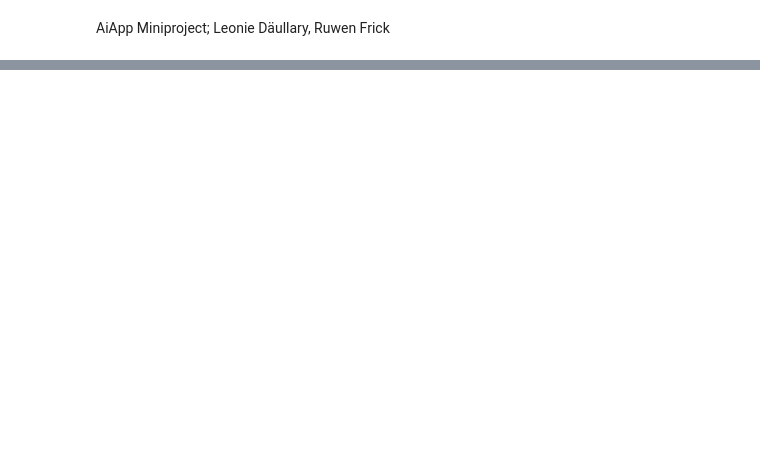
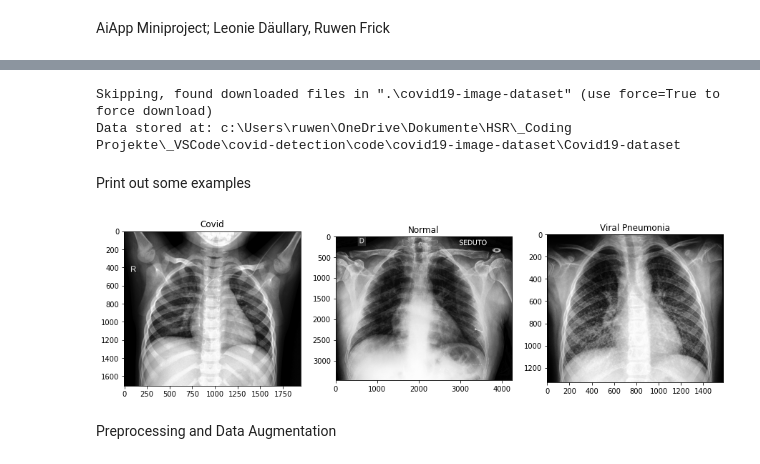
Before and after one commit to ldaeullary/alzheimer-detection, a Jupyter notebook: code/notebook.ipynb, the cells around one changed output, grey strips where cells are left out. Cells and saved outputs as stored; diff of their text form; code cells hidden in the pictures; blank space fills up the shorter version.

Commit message:
add data loading and augmentation

```diff
--- a/code/notebook.ipynb
+++ b/code/notebook.ipynb
@@ -18,0 +45,41 @@ data_dir = pathlib.Path(data_dir)
+# %%
+dataset_url = "https://www.kaggle.com/pranavraikokte/covid19-image-dataset"
+od.download(dataset_url)
+
+path = pathl.Path(".", "covid19-image-dataset", "Covid19-dataset").absolute()
+print(f"Data stored at: {path}")
+
+train_path = pathl.Path(path, "train")
+test_path = pathl.Path(path, "test")
+
+class_names = ['Covid', 'Normal', 'Viral Pneumonia']
+
+# https://www.kaggle.com/code/ezzaldin6/covid-19-detection-100-accuracy
+# %% [output]
+Skipping, found downloaded files in ".\covid19-image-dataset" (use force=True to force download)
+Data stored at: c:\Users\ruwen\OneDrive\Dokumente\HSR\_Coding Projekte\_VSCode\covid-detection\code\covid19-image-dataset\Covid19-dataset
+# %% [markdown]
+Print out some examples
+# %%
+normal_path = pathl.Path(train_path, "Normal", "01.jpeg")
+covid_path = pathl.Path(train_path, "Covid", "01.jpeg")
+pneumonia_path = pathl.Path(train_path, "Viral Pneumonia", "01.jpeg")
+
+plt.figure(figsize = (15, 15))
+covid_img = mpimg.imread(normal_path)
+normal_img = mpimg.imread(covid_path)
+pneonomia_img = mpimg.imread(pneumonia_path)
+plt.subplot(1, 3, 1)
+plt.imshow(covid_img)
+plt.title('Covid')
+plt.subplot(1, 3, 2)
+plt.imshow(normal_img)
+plt.title('Normal')
+plt.subplot(1, 3, 3)
+plt.imshow(pneonomia_img)
+plt.title('Viral Pneumonia')
+plt.show()
+# %% [output]
+[figure, added]
+# %% [markdown]
+Preprocessing and Data Augmentation
```
Also changed, not shown: parts of 10 cells of this notebook.
